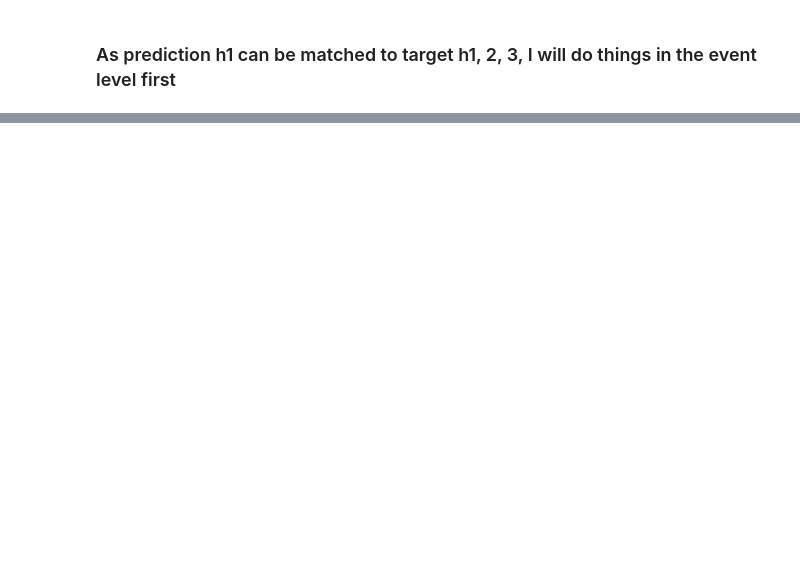
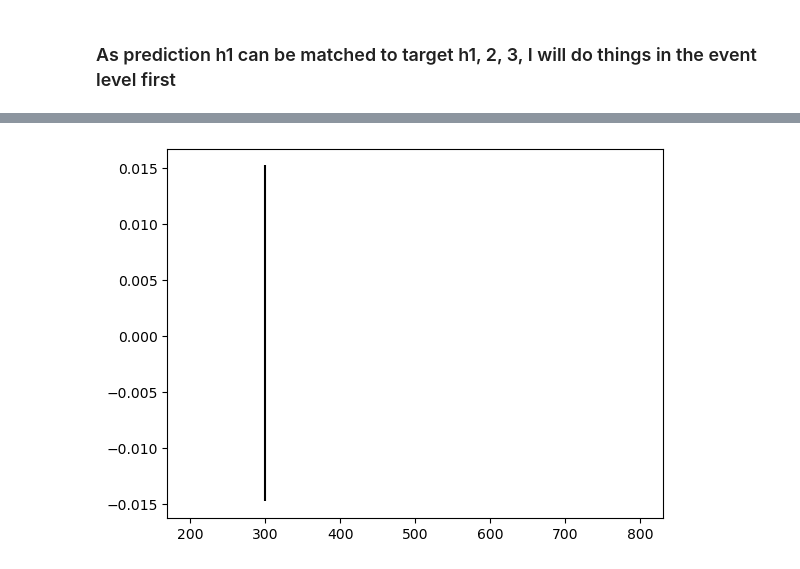
Before and after one commit to ucsd-hep-ex/hhh, a Jupyter notebook: notebooks/dev/plot_H _vs_pT.ipynb, the cells around one changed output, grey strips where cells are left out. Cells and saved outputs as stored; diff of their text form; code cells hidden in the pictures; blank space fills up the shorter version.

```diff
--- a/notebooks/dev/plot_H _vs_pT.ipynb
+++ b/notebooks/dev/plot_H _vs_pT.ipynb
@@ -133,0 +155,23 @@ predfile["TARGETS"]["bh1"]['detection_probability'][0:10]
+# %%
+bh_eff = []
+# for each event
+for bb_bh_p_event, bb_bh_t_event, bh_pt_event in zip(bb_bh_p_passed, bb_bh_t_selected, bh_pt_selected):
+    # for each p fatjet, do we have a t fatject same with the p fatjet
+    for bb_p, bh_pt in zip(bb_bh_p_event, bh_pt_event):
+        # bb_p = 11
+        # bb_bh_t = [2, 4, -1]
+        bh_eff.append([bh_pt, np.sum(bb_bh_t_event==bb_p)>0])
+bh_eff = np.array(bh_eff)
+# %%
+bins = np.arange(200, 1000, 100)
+inds = np.digitize(bh_eff[:,0], bins)
+
+
+avgs = []
+stds = []
+for bin_i in range(1, len(bins)):
+    effs_in_bin = bh_eff[:,1][inds==bin_i]
+    avg = effs_in_bin.mean()
+    std = effs_in_bin.std()
+    avgs.append(avg)
+    stds.append(std)
@@ -133,0 +182,5 @@ predfile["TARGETS"]["bh1"]['detection_probability'][0:10]
+# %%
+plt.bar(x=bins[:-1], height=avgs, yerr=stds, align='center')
+plt.show()
+# %% [output]
+[figure, added]
```
Also changed, not shown: parts of 9 cells of this notebook.
